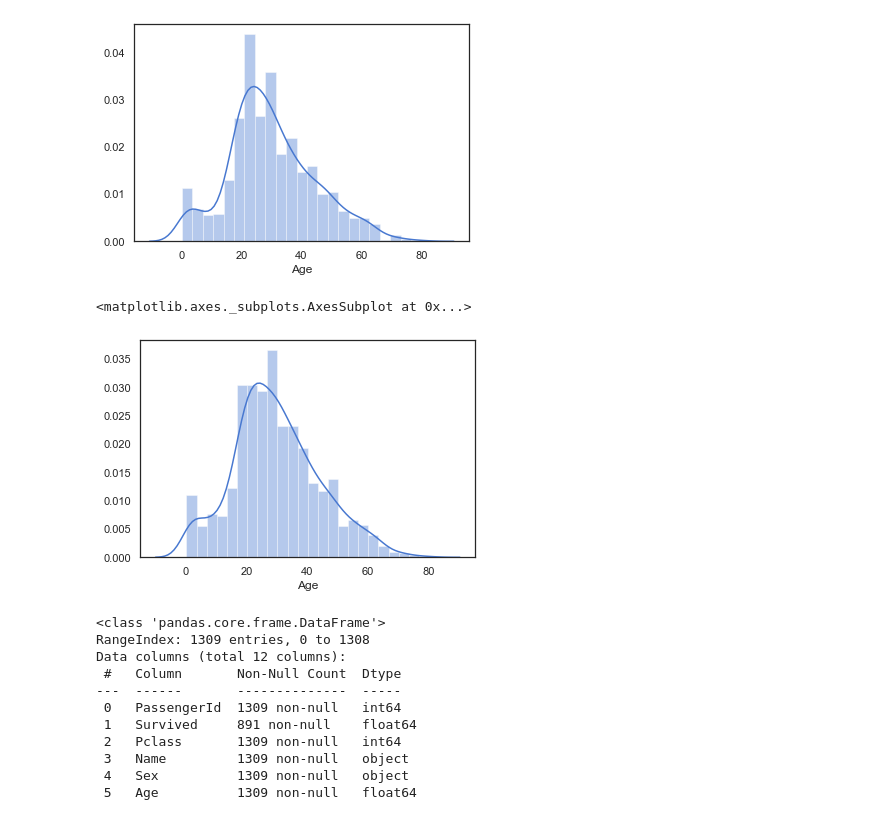
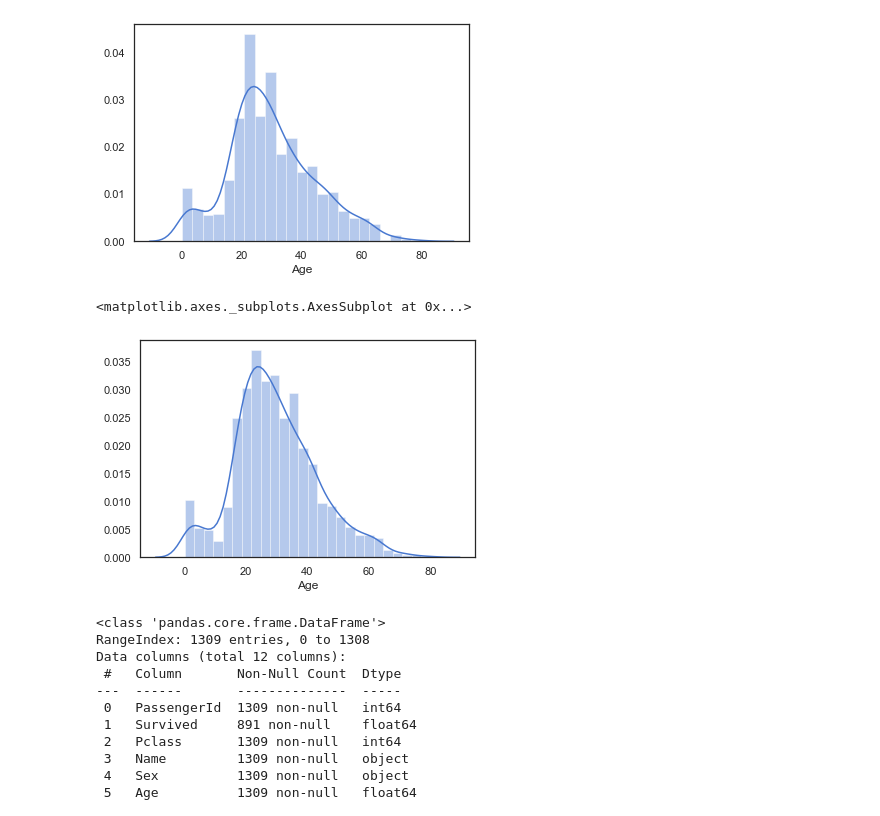
Before and after one commit to FFFFatCAT/MyKaggle, a Jupyter notebook: src/titanic_data.ipynb, the cells around one changed output. Cells and saved outputs as stored; diff of their text form; code cells hidden in the pictures.

```diff
--- a/src/titanic_data.ipynb
+++ b/src/titanic_data.ipynb
@@ -115,22 +115,22 @@ sns.distplot(data_all['Age'])
 # %%
 # 统计年龄分布参数,均值,标准差,缺失个数
 age_avg, age_std = data_all['Age'].mean(), data_all['Age'].std()
 age_null_count = data_all['Age'].isnull().sum()
 
 # 3种方法进行缺失值的填充,高斯正态分布生成随机数,随机分布,中位数
 # 1 高斯正态分布
-age_null_random_list = abs(np.random.normal(age_avg, age_std, size=age_null_count))
+# age_null_random_list = abs(np.random.normal(age_avg, age_std, size=age_null_count))
+# data_all['Age'][np.isnan(data_all['Age'])] = age_null_random_list
+# 2 random随机分布
+age_null_random_list = np.random.randint(age_avg-age_std, age_avg+age_std, size=age_null_count)
 data_all['Age'][np.isnan(data_all['Age'])] = age_null_random_list
-# 2 random随机分布
-# age_null_random_list = np.random.randint(age_avg-age_std, age_avg+age_std, size=age_null_count)
-# data_all['Age'][np.isnan(data_all['Age'])] = age_null_random_list
 # 3 中位数填充
 # data_all['Age'].fillna(data_all['Age'].median(), inplace=True)
 # 填充后重新绘图对比
 sns.distplot(data_all['Age'])
 # %% [output]
 <matplotlib.axes._subplots.AxesSubplot at 0x...>
-[figure, old version]
+[figure, new version]
 # %%
 # 所有缺失数据补充完成
 data_all.info()
```
Also changed, not shown: parts of 18 cells of this notebook, 3 other files.
